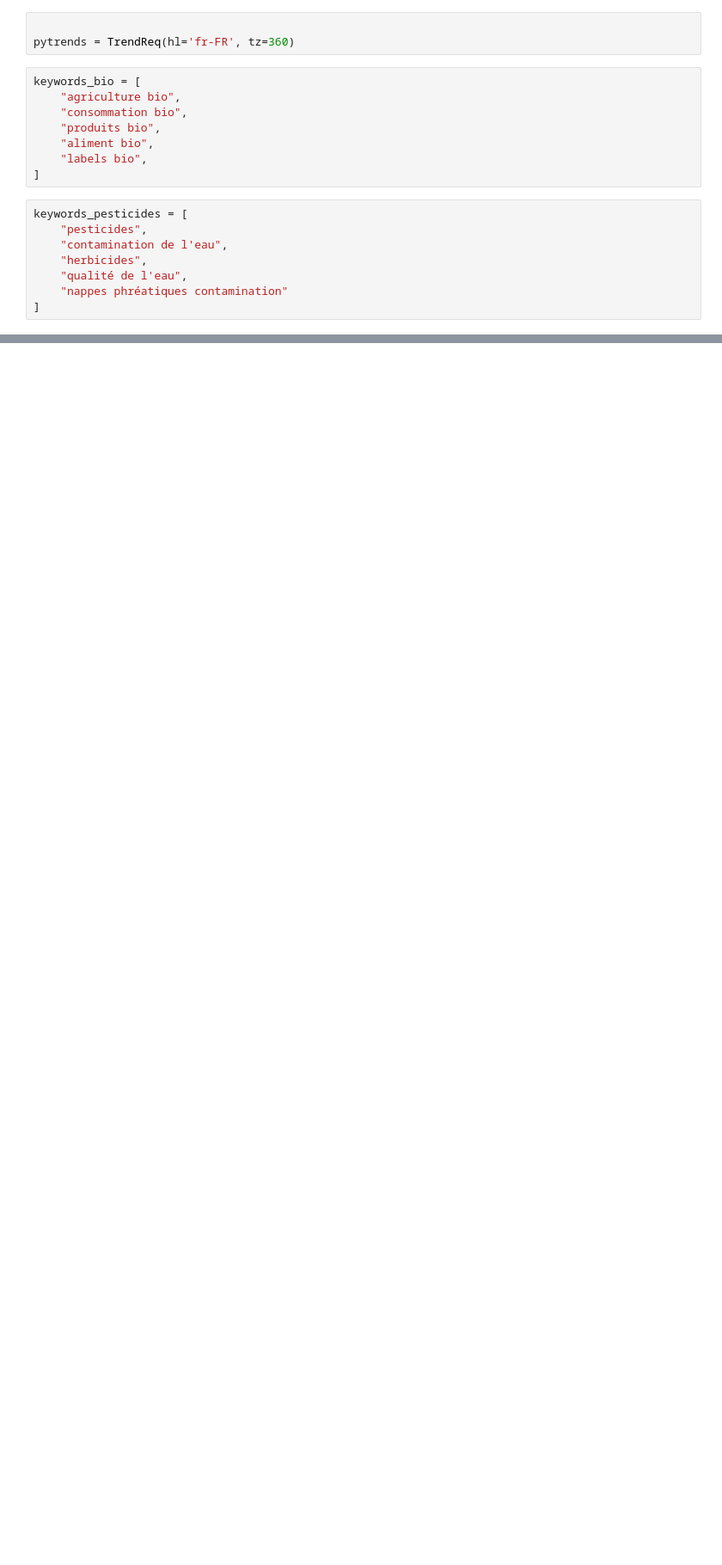
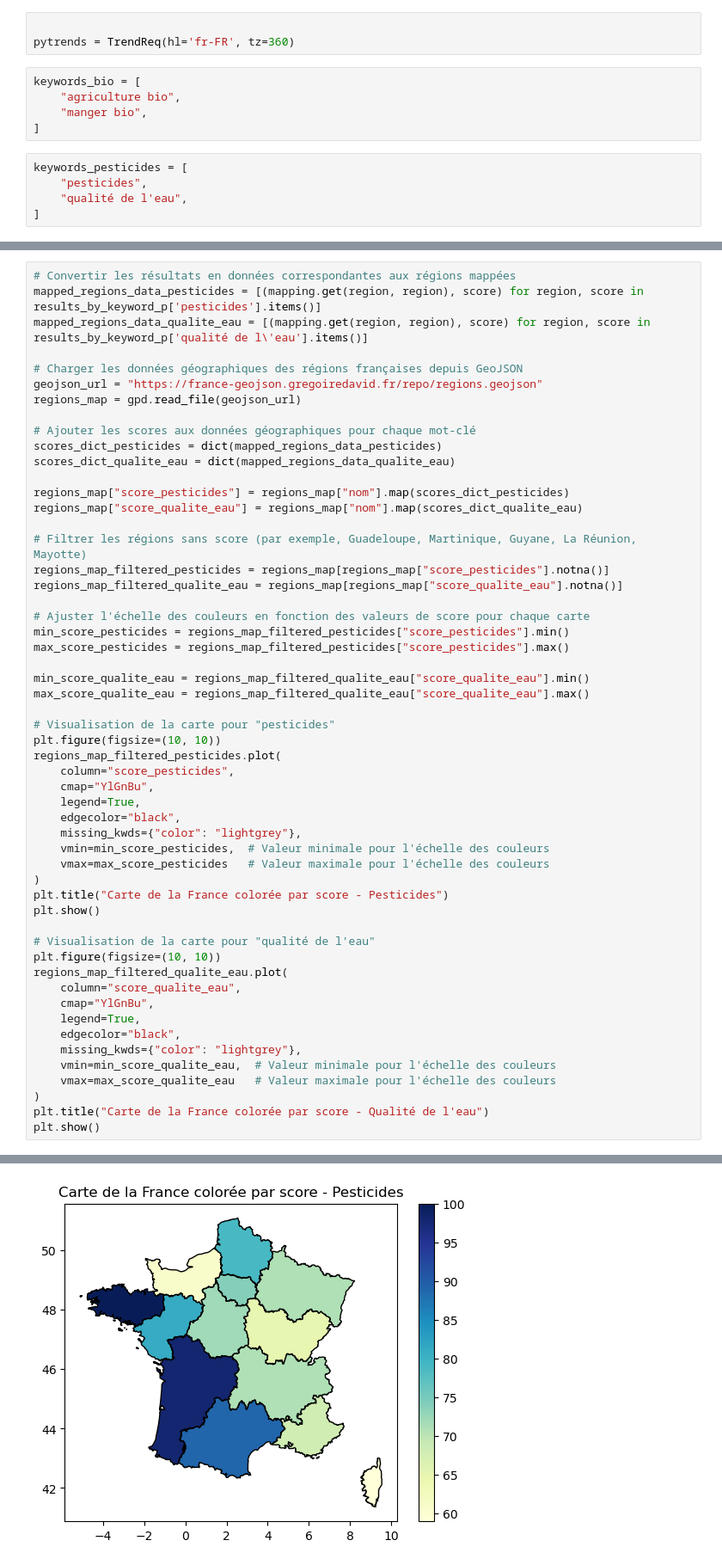
Before and after one commit to ElisefontaineEnsae/AgricultureBio_France, a Jupyter notebook: perception_bio/google_trend.ipynb, the cells around one changed output, grey strips where cells are left out. Shown at 86% size. Cells and saved outputs as stored; diff of their text form; blank space fills up the shorter version.

```diff
--- a/perception_bio/google_trend.ipynb
+++ b/perception_bio/google_trend.ipynb
@@ -10,16 +11,10 @@ pytrends = TrendReq(hl='fr-FR', tz=360)
 # %%
 keywords_bio = [
     "agriculture bio",
-    "consommation bio",
-    "produits bio",
-    "aliment bio",
-    "labels bio",
+    "manger bio",
 ]
 # %%
 keywords_pesticides = [
     "pesticides",
-    "contamination de l'eau",
-    "herbicides",
     "qualité de l'eau",
-    "nappes phréatiques contamination"
 ]
@@ -98,0 +174,55 @@ plt.show()
+# %%
+# Convertir les résultats en données correspondantes aux régions mappées
+mapped_regions_data_pesticides = [(mapping.get(region, region), score) for region, score in results_by_keyword_p['pesticides'].items()]
+mapped_regions_data_qualite_eau = [(mapping.get(region, region), score) for region, score in results_by_keyword_p['qualité de l\'eau'].items()]
+
+# Charger les données géographiques des régions françaises depuis GeoJSON
+geojson_url = "https://france-geojson.gregoiredavid.fr/repo/regions.geojson"
+regions_map = gpd.read_file(geojson_url)
+
+# Ajouter les scores aux données géographiques pour chaque mot-clé
+scores_dict_pesticides = dict(mapped_regions_data_pesticides)
+scores_dict_qualite_eau = dict(mapped_regions_data_qualite_eau)
+
+regions_map["score_pesticides"] = regions_map["nom"].map(scores_dict_pesticides)
+regions_map["score_qualite_eau"] = regions_map["nom"].map(scores_dict_qualite_eau)
+
+# Filtrer les régions sans score (par exemple, Guadeloupe, Martinique, Guyane, La Réunion, Mayotte)
+regions_map_filtered_pesticides = regions_map[regions_map["score_pesticides"].notna()]
+regions_map_filtered_qualite_eau = regions_map[regions_map["score_qualite_eau"].notna()]
+
+# Ajuster l'échelle des couleurs en fonction des valeurs de score pour chaque carte
+min_score_pesticides = regions_map_filtered_pesticides["score_pesticides"].min()
+max_score_pesticides = regions_map_filtered_pesticides["score_pesticides"].max()
+
+min_score_qualite_eau = regions_map_filtered_qualite_eau["score_qualite_eau"].min()
+max_score_qualite_eau = regions_map_filtered_qualite_eau["score_qualite_eau"].max()
+
+# Visualisation de la carte pour "pesticides"
+plt.figure(figsize=(10, 10))
+regions_map_filtered_pesticides.plot(
+    column="score_pesticides",
+    cmap="YlGnBu",
+    legend=True,
+    edgecolor="black",
+    missing_kwds={"color": "lightgrey"},
+    vmin=min_score_pesticides,  # Valeur minimale pour l'échelle des couleurs
+    vmax=max_score_pesticides   # Valeur maximale pour l'échelle des couleurs
+)
+plt.title("Carte de la France colorée par score - Pesticides")
+plt.show()
+
+# Visualisation de la carte pour "qualité de l'eau"
+plt.figure(figsize=(10, 10))
+regions_map_filtered_qualite_eau.plot(
+    column="score_qualite_eau",
+    cmap="YlGnBu",
+    legend=True,
+    edgecolor="black",
+    missing_kwds={"color": "lightgrey"},
+    vmin=min_score_qualite_eau,  # Valeur minimale pour l'échelle des couleurs
+    vmax=max_score_qualite_eau   # Valeur maximale pour l'échelle des couleurs
+)
+plt.title("Carte de la France colorée par score - Qualité de l'eau")
+plt.show()
+# %% [output]
@@ -98,0 +230 @@ plt.show()
+[figure, added]
```
Also changed, not shown: parts of 9 cells of this notebook, 4 other files.
